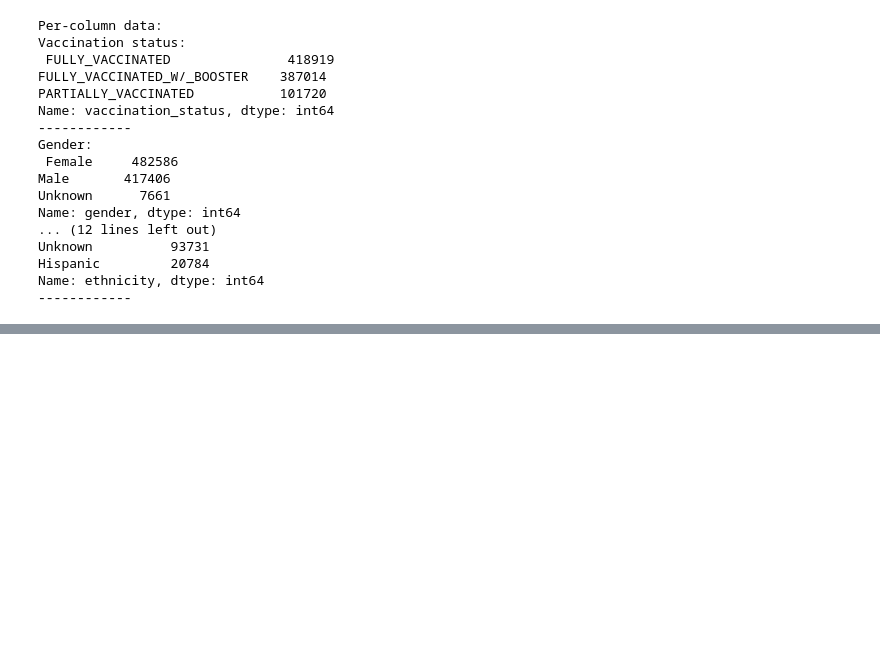
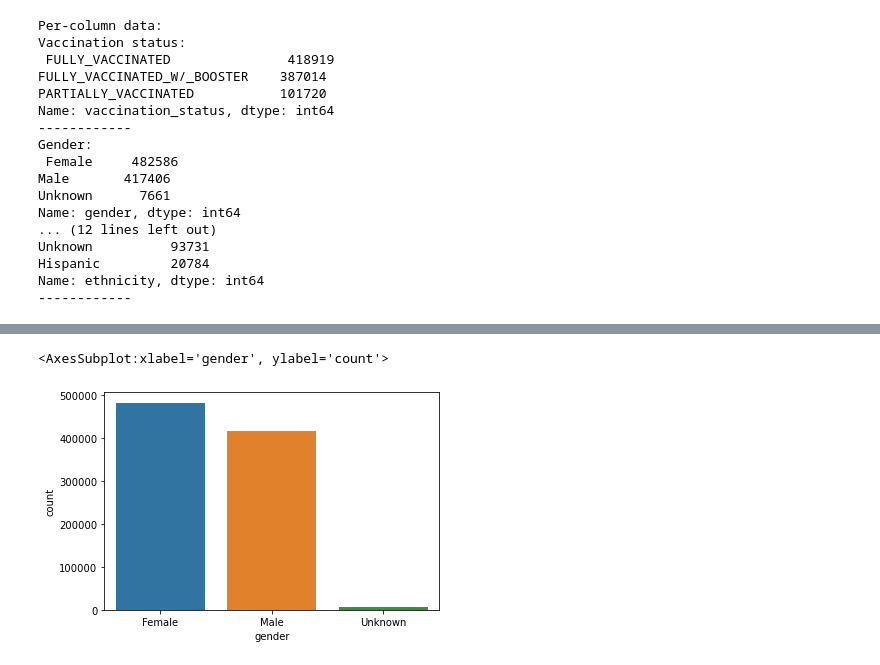
Before and after one commit to strobosco/bigideasfinal, a Jupyter notebook: niccolo.ipynb, the cells around one changed output, grey strips where cells are left out. Drawn from its saved outputs; the diff is of its cells as text; code cells hidden in the pictures; blank space fills up the shorter version.

```diff
--- a/niccolo.ipynb
+++ b/niccolo.ipynb
@@ -101,0 +113,5 @@ Name: ethnicity, dtype: int64
+# %%
+sns.countplot(data['gender'])
+# %% [output]
+<AxesSubplot:xlabel='gender', ylabel='count'>
+[figure, added]
```
Also changed, not shown: parts of 5 cells of this notebook.
